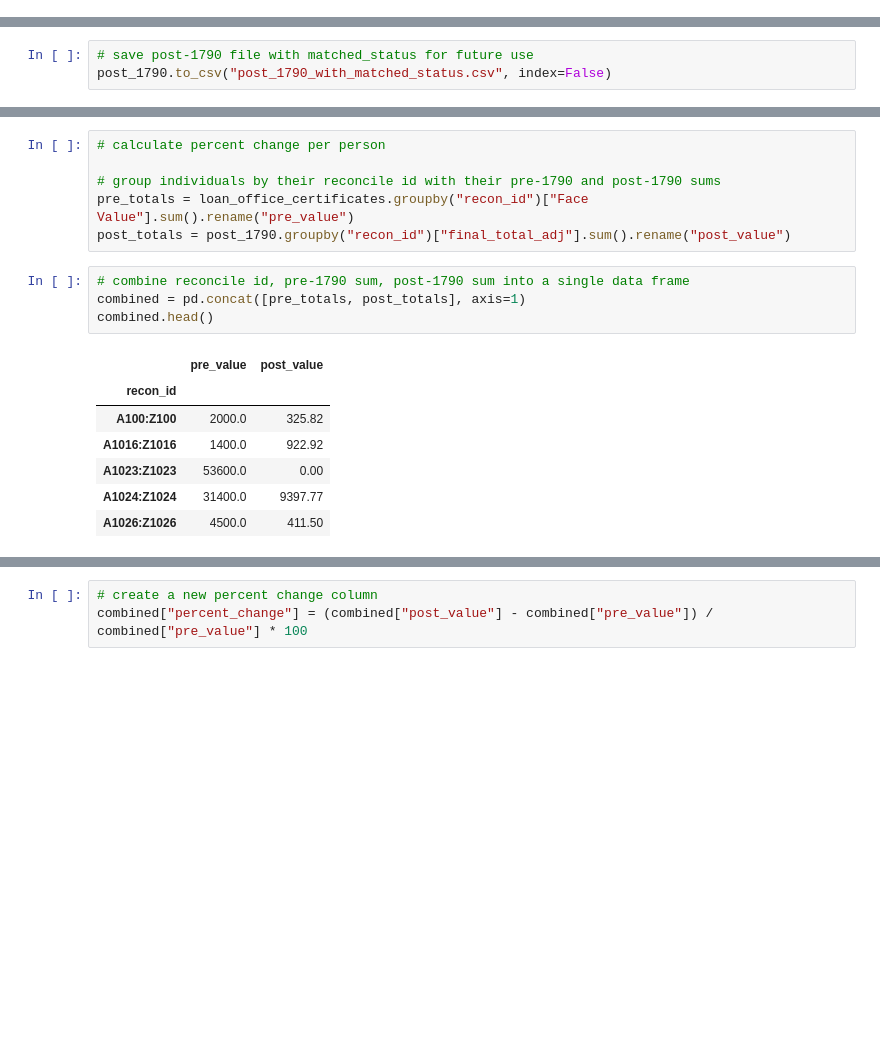
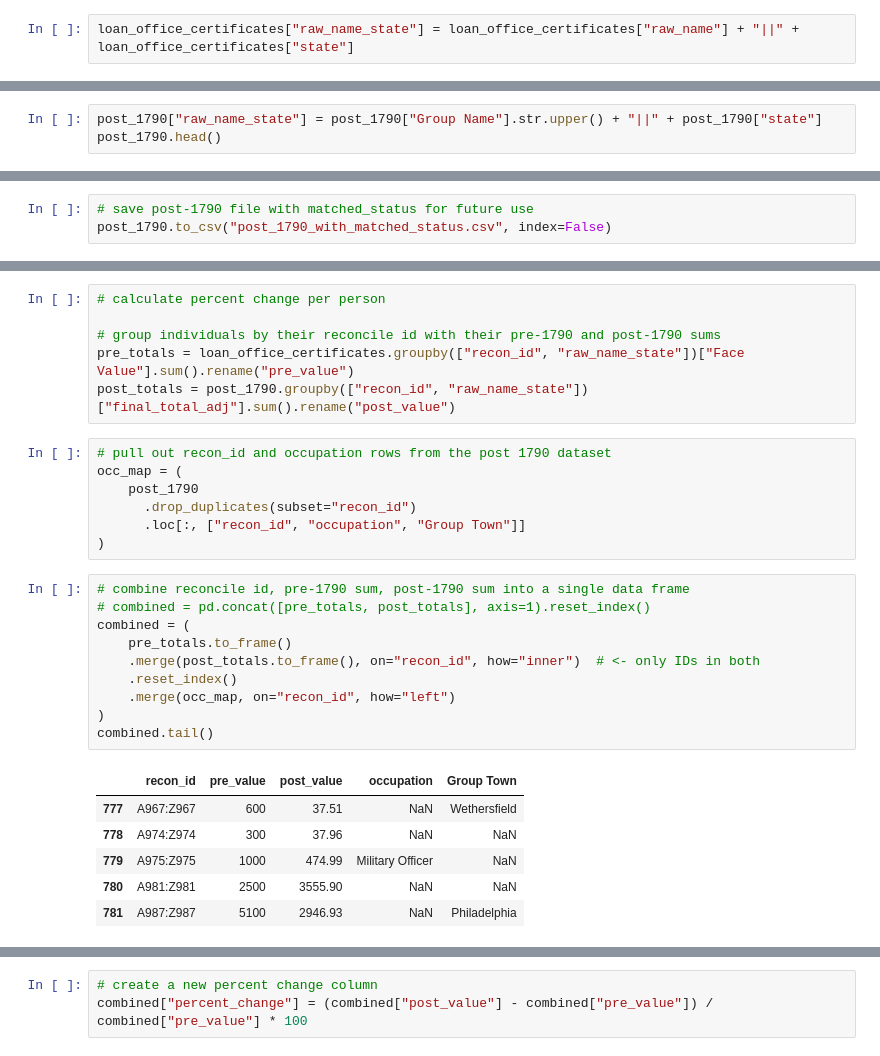
Before and after one commit to liaochris/SPEOC-pt-1, a Jupyter notebook: open_refine/analysis/analysis.ipynb, the cells around one changed output, grey strips where cells are left out. Drawn from its saved outputs; the diff is of its cells as text; blank space fills up the shorter version.

```diff
--- a/open_refine/analysis/analysis.ipynb
+++ b/open_refine/analysis/analysis.ipynb
@@ -6,6 +7,8 @@ import matplotlib.pyplot as plt
 # %%
 loan_office_certificates = pd.read_csv("loan_office_certificates.csv")
 post_1790 = pd.read_csv("post_1790.csv")
+# %%
+loan_office_certificates["raw_name_state"] = loan_office_certificates["raw_name"] + "||" + loan_office_certificates["state"]
 # %%
 loan_office_certificates["raw_name_state"].head()
 # %% [output]
@@ -127,0 +131,3 @@ total owned by matches (post-1790): $2761541.75
+# %%
+post_1790["raw_name_state"] = post_1790["Group Name"].str.upper() + "||" + post_1790["state"]
+post_1790.head()
@@ -132,17 +164,29 @@ post_1790.to_csv("post_1790_with_matched_status.csv", index=False)
 # calculate percent change per person
 
 # group individuals by their reconcile id with their pre-1790 and post-1790 sums
-pre_totals = loan_office_certificates.groupby("recon_id")["Face Value"].sum().rename("pre_value")
-post_totals = post_1790.groupby("recon_id")["final_total_adj"].sum().rename("post_value")
+pre_totals = loan_office_certificates.groupby(["recon_id", "raw_name_state"])["Face Value"].sum().rename("pre_value")
+post_totals = post_1790.groupby(["recon_id", "raw_name_state"])["final_total_adj"].sum().rename("post_value")
+# %%
+# pull out recon_id and occupation rows from the post 1790 dataset
+occ_map = (
+    post_1790
+      .drop_duplicates(subset="recon_id")
+      .loc[:, ["recon_id", "occupation", "Group Town"]]
+)
 # %%
 # combine reconcile id, pre-1790 sum, post-1790 sum into a single data frame
-combined = pd.concat([pre_totals, post_totals], axis=1)
-combined.head()
+# combined = pd.concat([pre_totals, post_totals], axis=1).reset_index()
+combined = (
+    pre_totals.to_frame()
+    .merge(post_totals.to_frame(), on="recon_id", how="inner")  # <- only IDs in both
+    .reset_index()
+    .merge(occ_map, on="recon_id", how="left")
+)
+combined.tail()
 # %% [output]
-|  | pre_value | post_value |
-| recon_id |  |  |
-| A100:Z100 | 2000.0 | 325.82 |
-| A1016:Z1016 | 1400.0 | 922.92 |
-| A1023:Z1023 | 53600.0 | 0.00 |
-| A1024:Z1024 | 31400.0 | 9397.77 |
-| A1026:Z1026 | 4500.0 | 411.50 |
+|  | recon_id | pre_value | post_value | occupation | Group Town |
+| 777 | A967:Z967 | 600 | 37.51 | NaN | Wethersfield |
+| 778 | A974:Z974 | 300 | 37.96 | NaN | NaN |
+| 779 | A975:Z975 | 1000 | 474.99 | Military Officer | NaN |
+| 780 | A981:Z981 | 2500 | 3555.90 | NaN | NaN |
+| 781 | A987:Z987 | 5100 | 2946.93 | NaN | Philadelphia |
```
Also changed, not shown: parts of 58 cells of this notebook, 35 other files.
